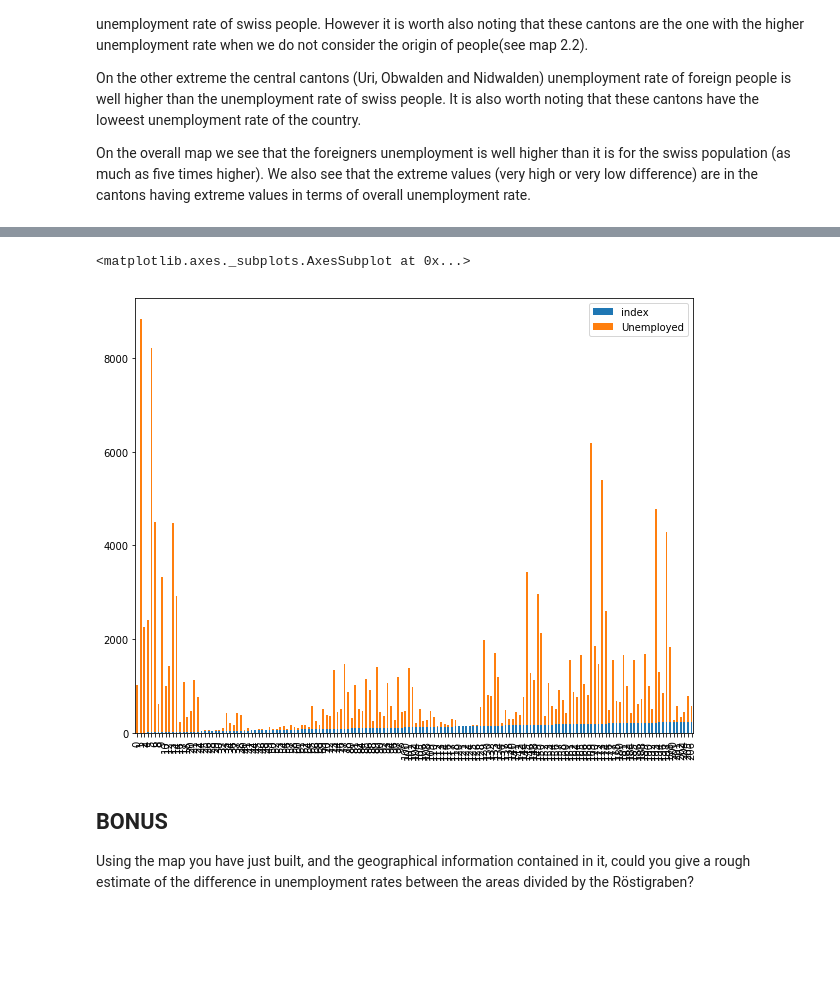
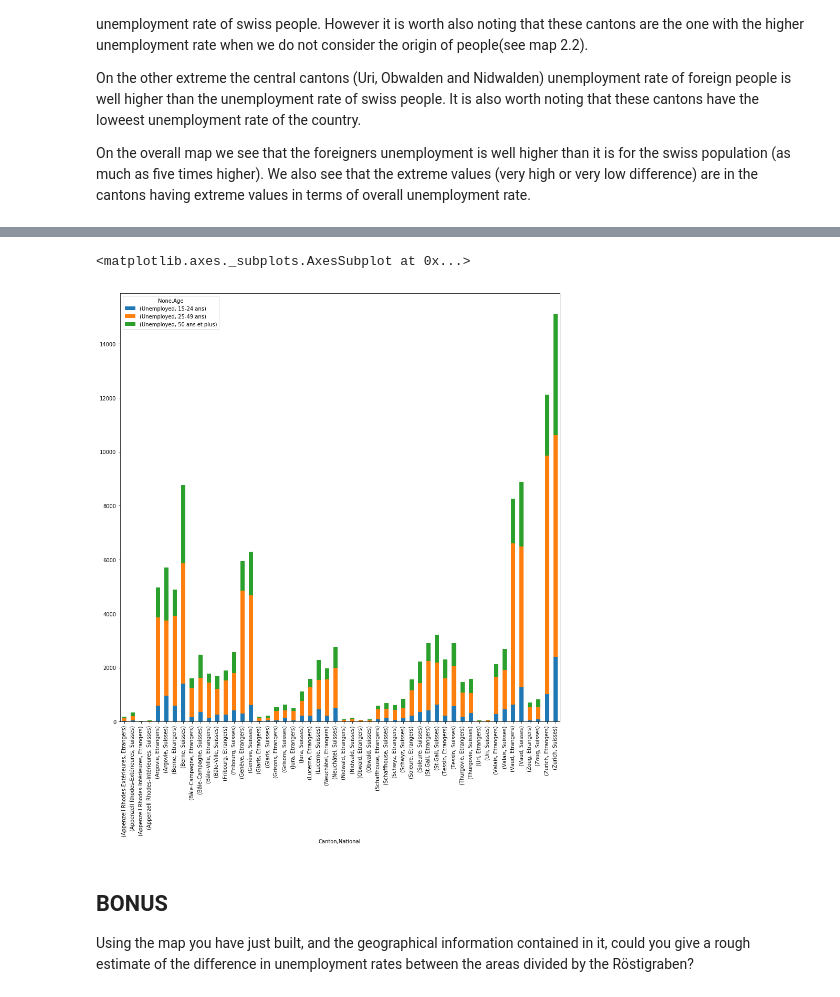
Before and after one commit to AWehenkel/ADA-2017, a Jupyter notebook: 03 - Interactive Viz/HW3.ipynb, the cells around one changed output, grey strips where cells are left out. Drawn from its saved outputs; the diff is of its cells as text; code cells hidden in the pictures; blank space fills up the shorter version.

```diff
--- a/03 - Interactive Viz/HW3.ipynb
+++ b/03 - Interactive Viz/HW3.ipynb
@@ -259,30 +259,29 @@ m_ch_local
 # %%
 unem_ch_sep_nat_age_data = r'data/unem_ch_sep_age_nat_sept_2017.xlsx'
 unem_ch_sep_nat_age_data_df = pd.read_excel(unem_ch_sep_nat_age_data, skiprows=3, usecols=[0,1,3,5], skip_footer=1)
 unem_ch_sep_nat_age_data_df.columns = ['Canton', 'National', 'Age', 'Unemployed']
 
 #unem_ch_sep_nat_age_data_df['joined_nat_age'] = unem_ch_sep_nat_age_data_df['National'] + "_" + unem_ch_sep_nat_age_data_df['Age']
 #unem_ch_sep_nat_age_data_df.drop(['National','Age'], axis=1, inplace=True)
 
 unem_ch_sep_nat_age_data_df = unem_ch_sep_nat_age_data_df.drop(unem_ch_sep_nat_age_data_df.index[range(8,len(unem_ch_sep_nat_age_data_df),9)])
 unem_ch_sep_nat_age_data_df = unem_ch_sep_nat_age_data_df.reset_index()
 
 
 total_per_canton = unem_ch_sep_nat_age_data_df.iloc[range(3,len(unem_ch_sep_nat_age_data_df),4)]
 
 remain = unem_ch_sep_nat_age_data_df[ (1 + unem_ch_sep_nat_age_data_df.index) % 4 != 0]
-
-remain.set_index(['Canton','National','Age']).unstack(['National','Age'])
-
-fig, ax = plt.subplots(figsize=(10,8))
+remain = remain.drop(['index'],axis=1)
+remain = remain.set_index(['Canton','National','Age']).unstack(['Age'])
+fig, ax = plt.subplots(figsize=(15,15))
 remain.plot.bar(stacked=True, ax=ax)
 
 #unem_ch_sep_nat_age_data_df = unem_ch_sep_nat_age_data_df[unem_ch_sep_nat_age_data_df.columns[2:3]]
 
 #unem_ch_sep_nat_age_data_df = unem_ch_sep_nat_age_data_df.unstack(level=1)
 # %% [output]
 <matplotlib.axes._subplots.AxesSubplot at 0x...>
-[figure, old version]
+[figure, new version]
 # %% [markdown]
 ## BONUS ##
 Using the map you have just built, and the geographical information contained in it, could you give a rough estimate of the difference in unemployment rates between the areas divided by the Röstigraben?
```
